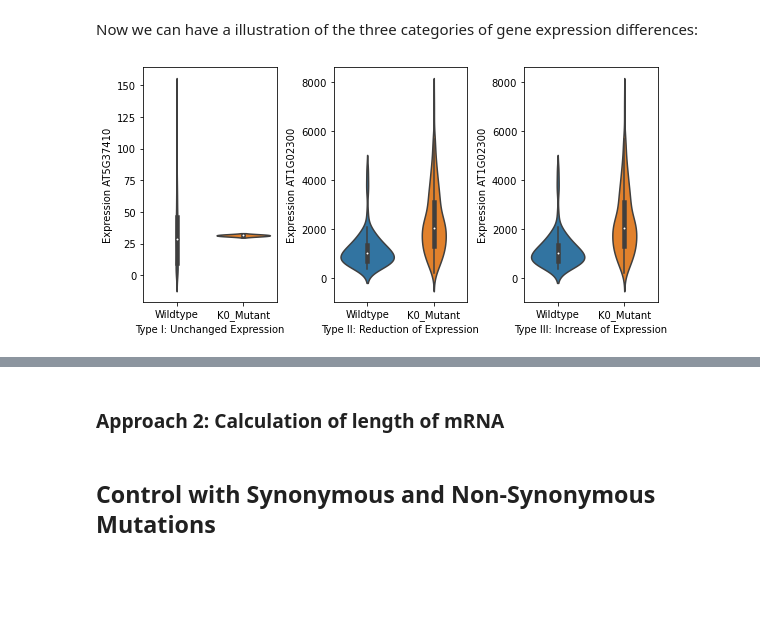
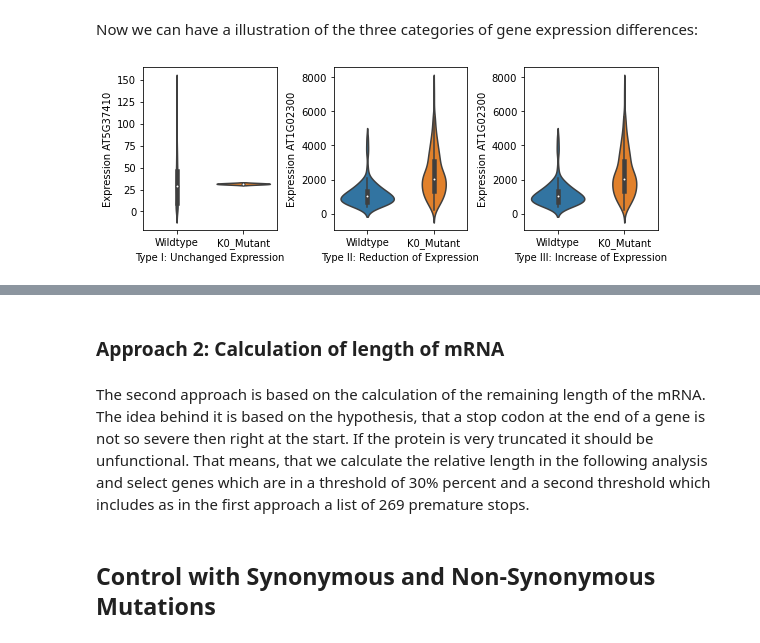
Before and after one commit to laurasteinmann/Premature_Stop_Codons, a Jupyter notebook: results/Premature_Stop_Codons.ipynb, the cells around one changed output, grey strips where cells are left out. Cells and saved outputs as stored; diff of their text form; code cells hidden in the pictures; blank space fills up the shorter version.

Commit message:
Full Stop Codons List with Lengths/relative Lengths

```diff
--- a/results/Premature_Stop_Codons.ipynb
+++ b/results/Premature_Stop_Codons.ipynb
@@ -67,13 +67,12 @@ import numpy as np
 import matplotlib.pyplot as plt
 
 gt_section = pd.read_csv('../data/preprocessed/GT_Section_Numeric_Overlap.csv', index_col=0)
-stop_table = pd.read_csv('../data/processed/Genexpression_Differences/Stop_Table_Full.csv', index_col=0)
-
-genes = np.unique(stop_table.Gene)
+stop_table_plot = pd.read_csv('../data/preprocessed/Stop_Table_Full.csv', index_col=0)
+genes = np.unique(stop_table_plot.Gene)
 
 numbers_gene_count = []
 for gene in genes:
-    subset = stop_table[stop_table['Gene'] == gene]
+    subset = stop_table_plot[stop_table_plot['Gene'] == gene]
     numbers_gene_count.append(subset.shape[0])
 
 numbers_premature_stops = gt_section.sum(axis=1)
@@ -119,7 +118,7 @@ for plant in range(ko_mutant.shape[0]):
 
 plot_df['Expression'] = plot_df.Expression.astype('float')
 
-big_p_subset = stop_list[stop_list['pvalue'] == stop_list['pvalue'].max()]
+big_p_subset = stop_table[stop_table['pvalue'] == stop_table['pvalue'].max()]
 big_att = big_p_subset.iloc[0, :]
 wildtype = expression_overlap.loc[big_att.WT_acc, big_att.Gene]
 ko_mutant = expression_overlap.loc[big_att.KO_acc, big_att.Gene]
@@ -147,35 +146,35 @@ for plant in range(wildtype.shape[0]):
     plot_df3 = pd.concat([plot_df3, new], ignore_index=True)
 
 for plant in range(ko_mutant.shape[0]):
     new_row = {'Type': ['K0_Mutant'], 'Expression': [ko_mutant.iloc[plant]]}
     new = pd.DataFrame.from_dict(new_row)
     plot_df3 = pd.concat([plot_df3, new], ignore_index=True)
 
 plot_df3['Expression'] = plot_df3.Expression.astype('float')
 label1 = "Expression " + str(small_att.Gene)
 label2 = "Expression " + str(big_att.Gene)
 label3 = "Expression " + str(over_att.Gene)
-fig = plt.figure(figsize=(8, 4))
+fig = plt.figure(figsize=(8, 3))
 gs = fig.add_gridspec(1, 3)
 
 ax = fig.add_subplot(gs[0, 0])
 sns.violinplot(x='Type', y='Expression', data=plot_df2)
 ax.set_xlabel("Type I: Unchanged Expression")
 ax.set_ylabel(label2)
 ax = fig.add_subplot(gs[0, 1])
 sns.violinplot(x='Type', y= 'Expression', data=plot_df)
 ax.set_xlabel("Type II: Reduction of Expression")
 ax.set_ylabel(label1)
 ax = fig.add_subplot(gs[0, 2])
 sns.violinplot(x='Type', y='Expression', data=plot_df3)
 ax.set_xlabel("Type III: Increase of Expression")
 ax.set_ylabel(label3)
 fig.tight_layout()
 output_file = "figures/Cathegories_Premature_Stop_Codons.png"
 plt.savefig(output_file, dpi=700, facecolor='w')
 plt.show()
 # %% [output]
-[figure, old version]
+[figure, new version]
 # %%
 gene_premature_stop_list
 # %% [output]
@@ -194,3 +193,5 @@ gene_premature_stop_list
 235 rows × 8 columns
 # %% [markdown]
 ### Approach 2: Calculation of length of mRNA
+# %% [markdown]
+The second approach is based on the calculation of the remaining length of the mRNA. The idea behind it is based on the hypothesis, that a stop codon at the end of a gene is not so severe then right at the start. If the protein is very truncated it should be unfunctional. That means, that we calculate the relative length in the following analysis and select genes which are in a threshold of 30% percent and a second threshold which includes as in the first approach a list of 269 premature stops.
```
Also changed, not shown: parts of 1 cell of this notebook, 3 other files.
